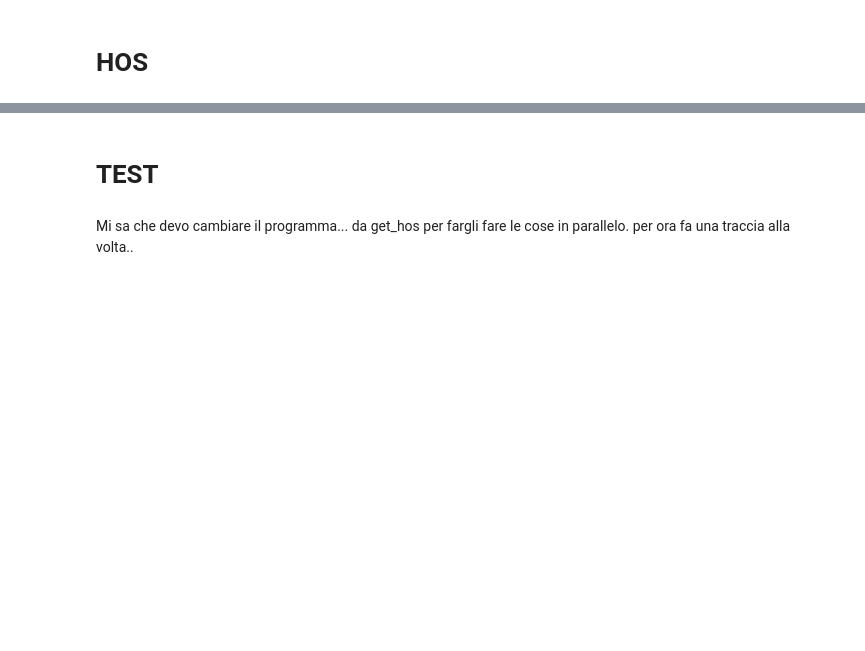
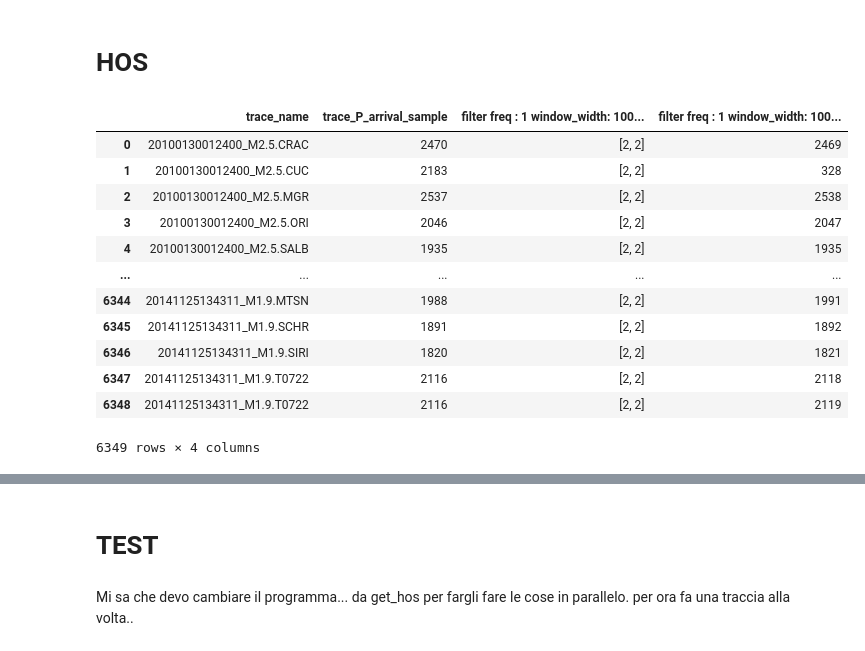
Before and after one commit to Nemenick/primoprogetto, a Jupyter notebook: Codici/_DETECT_HOS.ipynb, the cells around one changed output, grey strips where cells are left out. Cells and saved outputs as stored; diff of their text form; code cells hidden in the pictures; blank space fills up the shorter version.

```diff
--- a/Codici/_DETECT_HOS.ipynb
+++ b/Codici/_DETECT_HOS.ipynb
@@ -27,0 +23,3 @@ print(onset_1, onset_2)
+# %%
+uu = pd.DataFrame.from_dict(D.metadata["trace_name"])
+uu["trace_P_arrival_sample"] = D.metadata["trace_P_arrival_sample"]
@@ -27,0 +30,16 @@ print(onset_1, onset_2)
+# %%
+uu
+# %% [output]
+|  | trace_name | trace_P_arrival_sample | filter freq : 1 window_width: 100... | filter freq : 1 window_width: 100... |
+| 0 | 20100130012400_M2.5.CRAC | 2470 | [2, 2] | 2469 |
+| 1 | 20100130012400_M2.5.CUC | 2183 | [2, 2] | 328 |
+| 2 | 20100130012400_M2.5.MGR | 2537 | [2, 2] | 2538 |
+| 3 | 20100130012400_M2.5.ORI | 2046 | [2, 2] | 2047 |
+| 4 | 20100130012400_M2.5.SALB | 1935 | [2, 2] | 1935 |
+| ... | ... | ... | ... | ... |
+| 6344 | 20141125134311_M1.9.MTSN | 1988 | [2, 2] | 1991 |
+| 6345 | 20141125134311_M1.9.SCHR | 1891 | [2, 2] | 1892 |
+| 6346 | 20141125134311_M1.9.SIRI | 1820 | [2, 2] | 1821 |
+| 6347 | 20141125134311_M1.9.T0722 | 2116 | [2, 2] | 2118 |
+| 6348 | 20141125134311_M1.9.T0722 | 2116 | [2, 2] | 2119 |
+6349 rows × 4 columns
```
Also changed, not shown: parts of 10 cells of this notebook, 2 other files.
